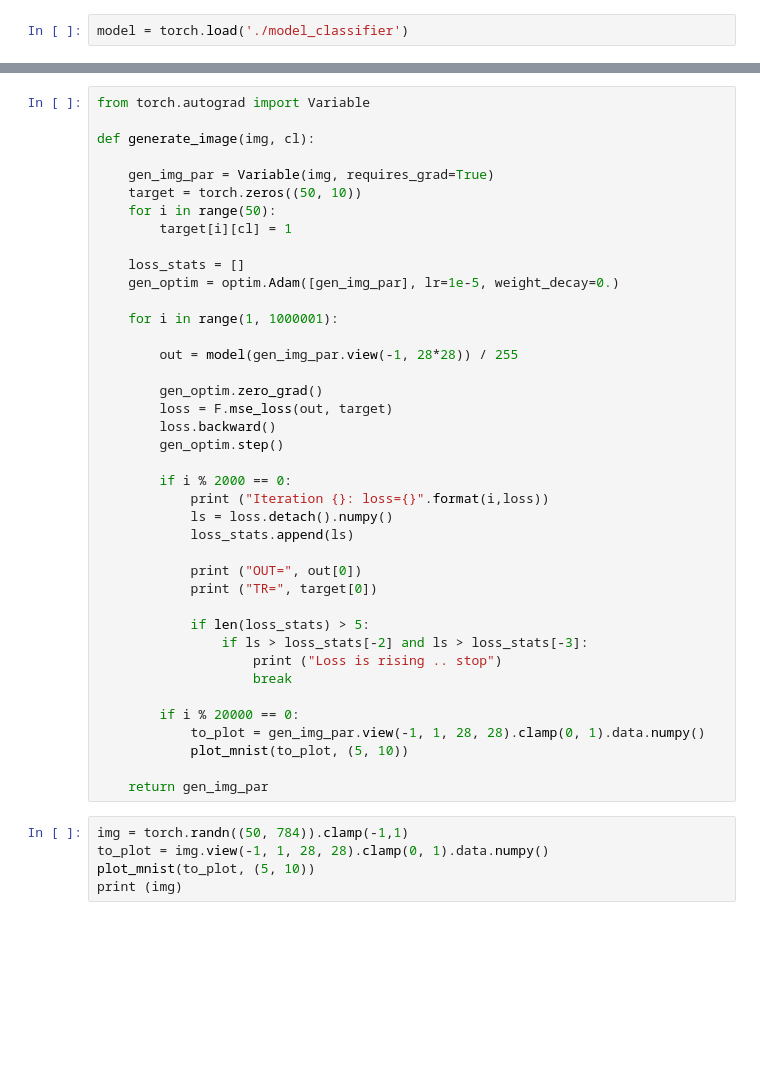
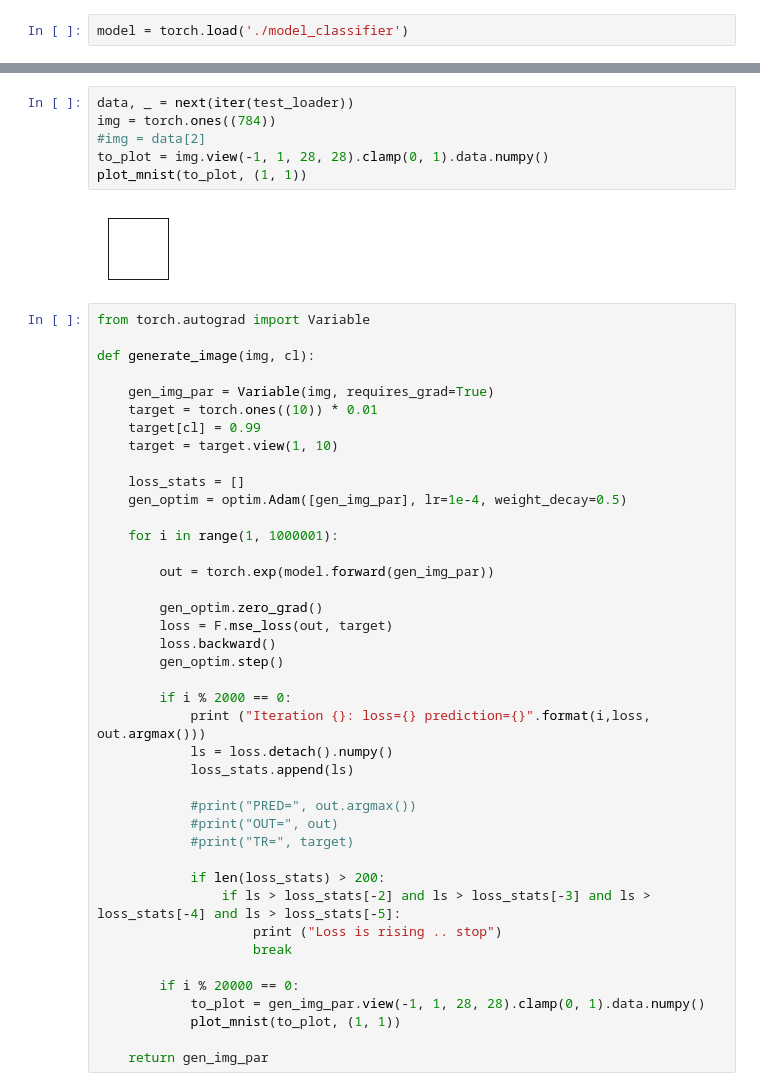
Before and after one commit to aleksey-egorov/dl-engineer-homework, a Jupyter notebook: homework_4/classifier_generate_images.ipynb, the cells around one changed output, grey strips where cells are left out. Cells and saved outputs as stored; diff of their text form; blank space fills up the shorter version.

```diff
--- a/homework_4/classifier_generate_images.ipynb
+++ b/homework_4/classifier_generate_images.ipynb
@@ -165,19 +168,27 @@ print (predictions)
+# %%
+data, _ = next(iter(test_loader))
+img = torch.ones((784))
+#img = data[2]
+to_plot = img.view(-1, 1, 28, 28).clamp(0, 1).data.numpy()
+plot_mnist(to_plot, (1, 1))
+# %% [output]
+[figure, added]
 # %%
 from torch.autograd import Variable
 
 def generate_image(img, cl):
 
     gen_img_par = Variable(img, requires_grad=True)
-    target = torch.zeros((50, 10))
-    for i in range(50):
-        target[i][cl] = 1
+    target = torch.ones((10)) * 0.01
+    target[cl] = 0.99
+    target = target.view(1, 10)
 
     loss_stats = []
-    gen_optim = optim.Adam([gen_img_par], lr=1e-5, weight_decay=0.)
+    gen_optim = optim.Adam([gen_img_par], lr=1e-4, weight_decay=0.5)
 
     for i in range(1, 1000001):
 
-        out = model(gen_img_par.view(-1, 28*28)) / 255
+        out = torch.exp(model.forward(gen_img_par))
 
         gen_optim.zero_grad()
         loss = F.mse_loss(out, target)
@@ -185,26 +196,22 @@ def generate_image(img, cl):
         gen_optim.step()
 
         if i % 2000 == 0:
-            print ("Iteration {}: loss={}".format(i,loss))
+            print ("Iteration {}: loss={} prediction={}".format(i,loss, out.argmax()))
             ls = loss.detach().numpy()
             loss_stats.append(ls)
 
-            print ("OUT=", out[0])
-            print ("TR=", target[0])
+            #print("PRED=", out.argmax())
+            #print("OUT=", out)
+            #print("TR=", target)
 
-            if len(loss_stats) > 5:
-                if ls > loss_stats[-2] and ls > loss_stats[-3]:
+            if len(loss_stats) > 200:
+                if ls > loss_stats[-2] and ls > loss_stats[-3] and ls > loss_stats[-4] and ls > loss_stats[-5]:
                     print ("Loss is rising .. stop")
                     break
 
         if i % 20000 == 0:
             to_plot = gen_img_par.view(-1, 1, 28, 28).clamp(0, 1).data.numpy()
-            plot_mnist(to_plot, (5, 10))
+            plot_mnist(to_plot, (1, 1))
 
     return gen_img_par
-# %%
-img = torch.randn((50, 784)).clamp(-1,1)
-to_plot = img.view(-1, 1, 28, 28).clamp(0, 1).data.numpy()
-plot_mnist(to_plot, (5, 10))
-print (img)
 # %%
```
Also changed, not shown: parts of 3 cells of this notebook, 6 other files.
